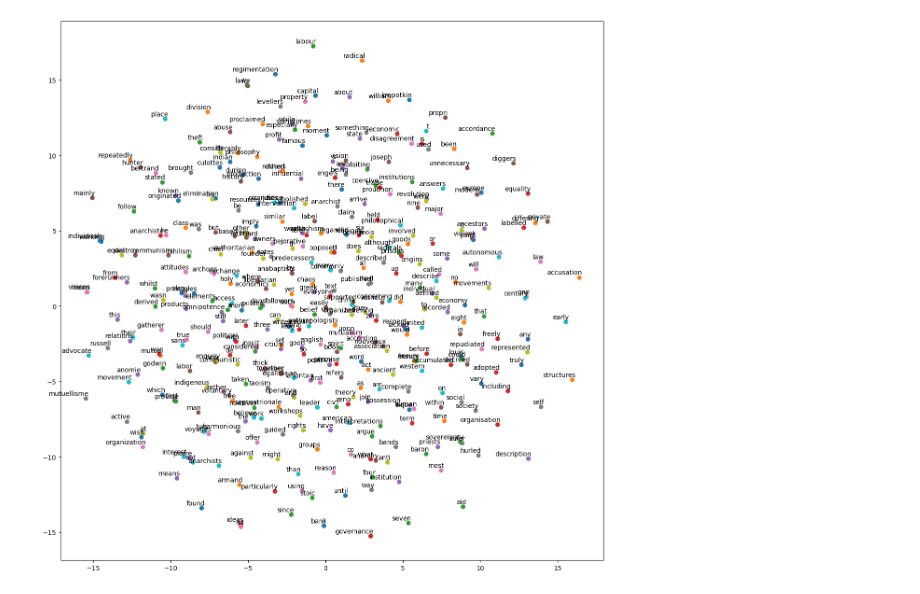
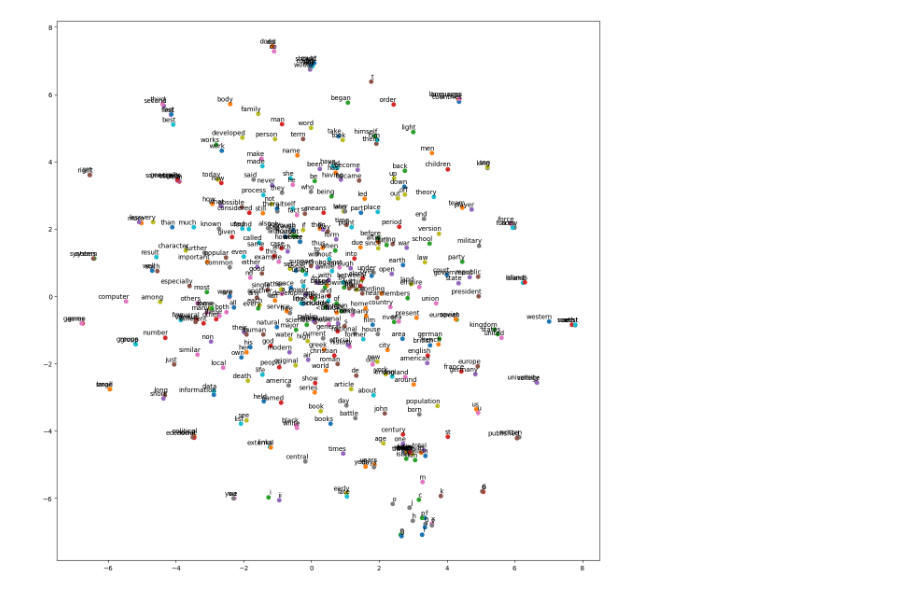
Before and after one commit to ivanasen/emoji_generator, a Jupyter notebook: SkipGram.ipynb, the cells around one changed output. Cells and saved outputs as stored; diff of their text form; code cells hidden in the pictures.

Commit message:
Working SkipGram

```diff
--- a/SkipGram.ipynb
+++ b/SkipGram.ipynb
@@ -35,9 +56,9 @@ print(len(word_idx))
 context_window = 5
 embeddings_dim = 300
 
-epochs = 20
-learning_rate = 0.001
-batch_size = 1024
+epochs = 1
+learning_rate = 0.01
+batch_size = 2048
 # %%
 # Generator of training data
 from typing import Generator
@@ -76,17 +153,16 @@ for i, batch in enumerate(get_batch(dataset=text8_raw, word_idx=word_idx, batch_
 # %%
 # Model definition
-class SkipGramLanguageModeler(nn.Module):
+class SkipGramLanguageModel(torch.nn.Module):
 
-    def __init__(self, vocab_size, embedding_dim, context_size, hidden_layer=128):
-        super(SkipGramLanguageModeler, self).__init__()
-        self.embeddings = nn.Embedding(vocab_size, embedding_dim)
-        self.linear = nn.Linear(embedding_dim, (context_size - 1) * vocab_size)
+    def __init__(self, vocab_size, embedding_dim, context_size):
+        super(SkipGramLanguageModel, self).__init__()
+        self.embeddings = torch.nn.Embedding(vocab_size, embedding_dim)
+        self.linear = torch.nn.Linear(embedding_dim, vocab_size)
         self.vocab_size = vocab_size
         self.context_size = context_size
 
 
     def forward(self, inputs):
-        embeds = self.embeddings(inputs).view((1, -1))
-        out = self.linear(embeds).view(-1, (self.context_size - 1), self.vocab_size)
-        log_probs = functional.log_softmax(out, dim=2)
-        return log_probs
+        embeds = self.embeddings(inputs)
+        logits = self.linear(embeds)
+        return logits
@@ -136,0 +169,6 @@ tensor(0.5390, grad_fn=<DivBackward0>)
+# %%
+# Initialization
+device = torch.device('cuda' if torch.cuda.is_available() else 'cpu')
+model = SkipGramLanguageModel(len(word_to_idx), embeddings_dim, context_window)
+model = model.to(device)
+optimizer = torch.optim.Adam(model.parameters(), lr=learning_rate)
@@ -137,27 +243,31 @@ tensor(0.5390, grad_fn=<DivBackward0>)
 # %%
 from sklearn.manifold import TSNE
 from matplotlib import pylab
 
-num_points = min(400, len(word_idx))
+num_points = 400
+top_words = sorted(word_counts.items(), key=lambda x: x[1], reverse=True)[:num_points]
 
-ind2word = {v: k for k, v in word_idx.items()}
+# Get the corresponding indices from word_to_idx for these words
+words = []
+indices = []
+for word, count in top_words:
+    words.append(word)
+    indices.append(word_to_idx[word])
 
-embeddings = torch.stack([model.embeddings(torch.tensor([i], dtype=torch.long)) for i in range(0, num_points)]).squeeze(1).detach().numpy()
-words = [ind2word[i] for i in range(1, num_points+1)]
+embeddings = model.embeddings(torch.tensor(indices).to(device)).cpu().squeeze(1).detach().numpy()
 
 tsne = TSNE(perplexity=30, n_components=2, init='pca', max_iter=5000, method='exact')
 two_d_embeddings = tsne.fit_transform(embeddings)
 
 def plot(embeddings, labels):
   assert embeddings.shape[0] >= len(labels), 'More labels than embeddings'
   pylab.figure(figsize=(15,15))  # in inches
   for i, label in enumerate(labels):
     x, y = embeddings[i,:]
     pylab.scatter(x, y)
-    pylab.annotate(label, xy=(x, y), xytext=(5, 2), textcoords='offset points',
-                   ha='right', va='bottom')
+    pylab.annotate(label, xy=(x, y), xytext=(5, 2), textcoords='offset points', ha='right', va='bottom')
   pylab.show()
 
 plot(two_d_embeddings, words)
 # %% [output]
-[figure, old version]
+[figure, new version]
```
Also changed, not shown: parts of 17 cells of this notebook.
